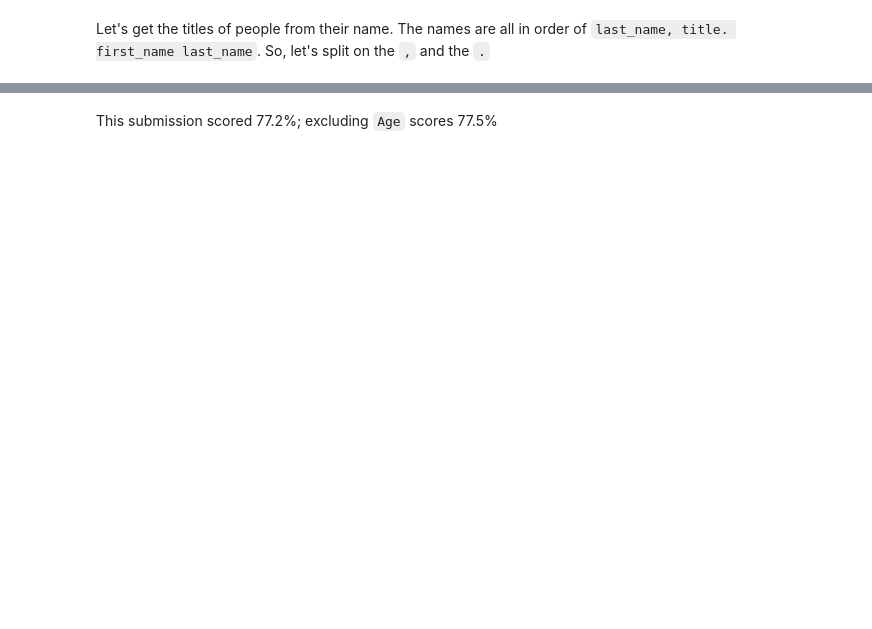
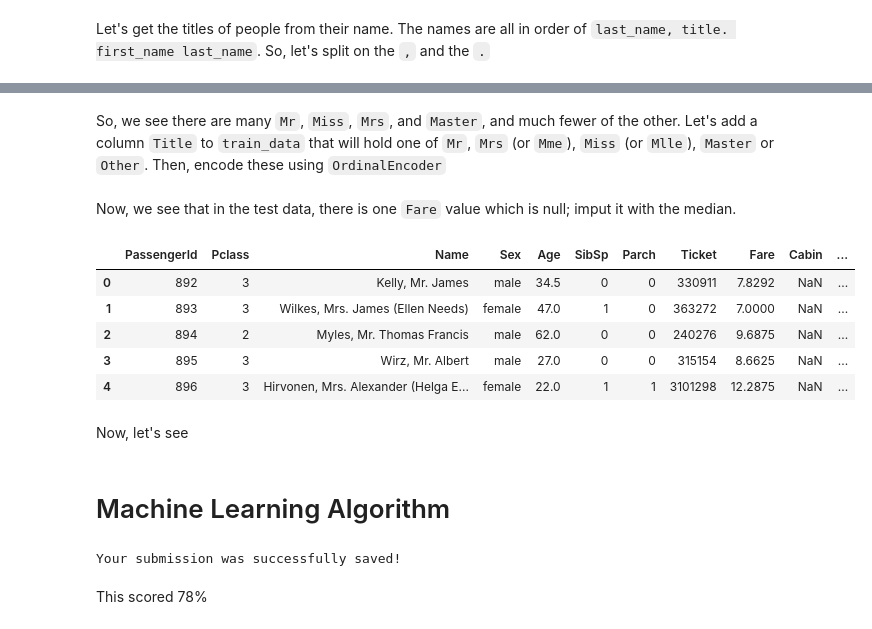
Before and after one commit to pvasudev16/titanic, a Jupyter notebook: titanic.ipynb, the cells around one changed output, grey strips where cells are left out. Saved outputs shown, nothing was run; the diff lists cells and outputs as text; code cells hidden in the pictures; blank space fills up the shorter version.

```diff
--- a/titanic.ipynb
+++ b/titanic.ipynb
@@ -103,14 +301,13 @@ train_data[["Sex", "Pclass", "Age"]].iloc[0:25]
 # %%
 def impute_age(df, age_by_pclass_sex):
-    df_to_return = df.copy()
     for sex in ['male', 'female']:
-        for c in range(1,4):
-            df_to_return.loc[ (df_to_return.Age.isnull()) &
-                   (df_to_return.Sex == sex) &
-                   (df_to_return.Pclass == c), "Age" ] = age_by_pclass_sex.loc[ (age_by_pclass_sex.Sex == sex) &
-                                                                        (age_by_pclass_sex.Pclass == c), "Age"]
+        for c in [1,2,3]:
+            df.loc[(df.Age.isnull()) &
+                   (df.Sex == sex) &
+                   (df.Pclass == c), "Age" ] =  float(age_by_pclass_sex.loc[(age_by_pclass_sex.Sex == sex) &
+                                                                      (age_by_pclass_sex.Pclass == c), "Age"])
 
     # df_to_return["Age"] = train_data.groupby(['Sex', 'Pclass'])['Age'].apply(lambda x: x.fillna(x.median()))
-    return df_to_return
+    return df
 train_data = impute_age(train_data, age_by_pclass_sex)
-train_data[["Sex", "Pclass", "Age"]].iloc[0:25]
+test_data = impute_age(test_data, age_by_pclass_sex)
@@ -151,0 +316,9 @@ Let's get the titles of people from their name. The names are all in order of `l
+# %%
+def get_titles(df, print_value_counts = False):
+    titles = df["Name"].apply(lambda x: ((x.split(',')[1]).split('.')[0]).strip())
+    titles = pd.DataFrame(titles).rename(columns={"Name": "Title"})
+    if print_value_counts:
+        print(pd.value_counts(titles["Title"]))
+    return pd.DataFrame(titles)
+train_titles = get_titles(train_data, print_value_counts=True)
+test_titles = get_titles(test_data)
@@ -152,9 +344,45 @@ Let's get the titles of people from their name. The names are all in order of `l
+# %% [markdown]
+So, we see there are many `Mr`, `Miss`, `Mrs`, and `Master`, and much fewer of the other. Let's add a column `Title` to `train_data` that will hold one of `Mr`, `Mrs` (or `Mme`), `Miss` (or `Mlle`), `Master` or `Other`. Then, encode these using `OrdinalEncoder`
+# %%
+def sort_titles(title):
+    if title == "Mr" or title == "Mrs" or title == "Mme" or title == "Miss" or title == "Mlle" or title == "Master":
+        return "Common"
+#     elif title == "Mrs" or title == "Mme":
+#         return "Mrs"
+#     elif title == "Miss" or title == "Mlle":
+#         return "Miss"
+#     elif title == "Master":
+#         return "Master"
+    else:
+        return "Other"
+train_data["Title"] = train_titles["Title"].apply(lambda x: sort_titles(x))
+test_data["Title"] = test_titles["Title"].apply(lambda x: sort_titles(x))
+# %% [markdown]
+Now, we see that in the test data, there is one `Fare` value which is null; imput it with the median.
+# %%
+from statistics import median
+def impute_fare(df):
+    df.loc[(df.Fare.isnull()), "Fare"] = median(df['Fare'])
+    return df
+train_data = impute_fare(train_data)
+test_data = impute_fare(test_data)
+# %% [output]
+|  | PassengerId | Pclass | Name | Sex | Age | SibSp | Parch | Ticket | Fare | Cabin | ... |
+| 0 | 892 | 3 | Kelly, Mr. James | male | 34.5 | 0 | 0 | 330911 | 7.8292 | NaN | ... |
+| 1 | 893 | 3 | Wilkes, Mrs. James (Ellen Needs) | female | 47.0 | 1 | 0 | 363272 | 7.0000 | NaN | ... |
+| 2 | 894 | 2 | Myles, Mr. Thomas Francis | male | 62.0 | 0 | 0 | 240276 | 9.6875 | NaN | ... |
+| 3 | 895 | 3 | Wirz, Mr. Albert | male | 27.0 | 0 | 0 | 315154 | 8.6625 | NaN | ... |
+| 4 | 896 | 3 | Hirvonen, Mrs. Alexander (Helga E... | female | 22.0 | 1 | 1 | 3101298 | 12.2875 | NaN | ... |
+# %% [markdown]
+Now, let's see
+# %% [markdown]
+# Machine Learning Algorithm
 # %%
 from sklearn.ensemble import RandomForestClassifier
 
 y = train_data["Survived"]
 
-features = ["Pclass", "Sex", "SibSp", "Parch", "Age"]
+features = ["Pclass", "Sex", "SibSp", "Parch", "Age", "Title", "Fare"]
 X = pd.get_dummies(train_data[features])
 X_test = pd.get_dummies(test_data[features])
 
@@ -165,8 +393,10 @@ predictions = model.predict(X_test)
 output = pd.DataFrame({'PassengerId': test_data.PassengerId, 'Survived': predictions})
 output.to_csv('random_forest_submission.csv', index=False)
 print("Your submission was successfully saved!")
+# %% [output]
+Your submission was successfully saved!
-# %% [markdown]
-This submission scored 77.2%; excluding `Age` scores 77.5%
+# %% [markdown]
+This scored 78%
 # %%
 from sklearn.linear_model import SGDClassifier
 
```
Also changed, not shown: parts of 43 cells of this notebook.
